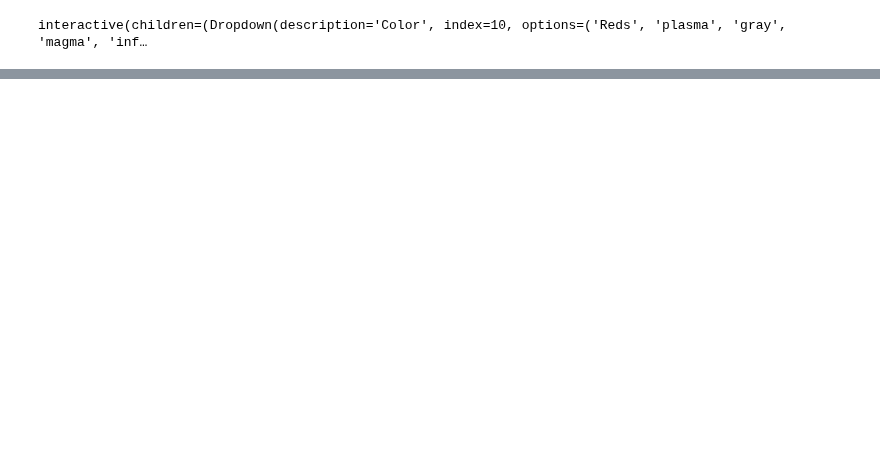
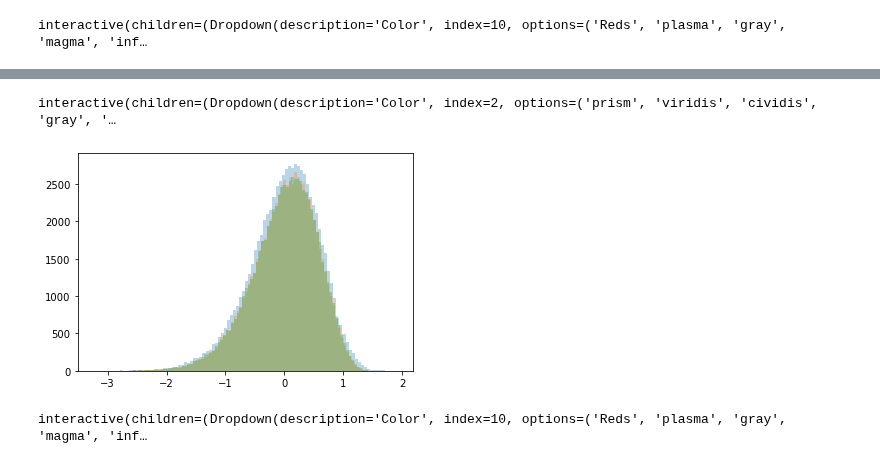
Before and after one commit to michaelrstadler/rpb1, a Jupyter notebook: bin/notebooks/20220420-microscope-blackbox.ipynb, the cells around one changed output, grey strips where cells are left out. Drawn from its saved outputs; the diff is of its cells as text; code cells hidden in the pictures; blank space fills up the shorter version.

```diff
--- a/bin/notebooks/20220420-microscope-blackbox.ipynb
+++ b/bin/notebooks/20220420-microscope-blackbox.ipynb
@@ -284,0 +318,15 @@ _________________________________________________________________
+# %%
+model1 = tf.keras.models.load_model('/Users/michaelstadler/Bioinformatics/Projects/rpb1/results/trained_models/blackbox')
+model2 = tf.keras.models.load_model('/Users/michaelstadler/Bioinformatics/Projects/rpb1/results/trained_models/blackbox2')
+
+def conv_model(im, model):
+    x = np.expand_dims(im, axis=-1)
+    x = np.expand_dims(x, axis=0)
+    m = model(x).numpy()
+    return m[0]
+
+conv_model1 = lambda x: conv_model(x, model1)
+conv_model2 = lambda x: conv_model(x, model2)
+
+def test(x):
+    return x
@@ -284,0 +336,42 @@ _________________________________________________________________
+# %%
+def get_diff(simfile, conv_func):
+    def norm(x, mask):
+        vals = x[mask]
+        return x / np.mean(vals)
+        return (x - np.min(vals)) / (np.max(vals) - np.min(vals))
+
+    def get_real(simfile):
+        f = simfile.split('/')[-1]
+        return os.path.join('/Users/michaelstadler/Bioinformatics/Projects/rpb1/data/blackbox/reals/', f[4:])
+
+    sim = fm.load_pickle(simfile)
+    real = fm.load_pickle(get_real(simfile))
+
+    mask = ndi.morphology.binary_erosion(np.where(real > 0, 1, 0), structure=np.ones((1,7,7)))
+    real = norm(real, mask)
+
+    cv = norm(conv_func(sim), mask)
+    res = cv - real
+    res = res[mask > 0]
+    realpix = real[mask > 0]
+    return cv, real, mask
+# %%
+res0 = get_diff('/Users/michaelstadler/Bioinformatics/Projects/rpb1/data/blackbox/sims/gPD_zld-cterm_20220321-zld-cterm-gfp-em1-01_5_5.pkl', conv_psf)
+res1 = get_diff('/Users/michaelstadler/Bioinformatics/Projects/rpb1/data/blackbox/sims/gPD_zld-cterm_20220321-zld-cterm-gfp-em1-01_5_5.pkl', conv_model1)
+res2 = get_diff('/Users/michaelstadler/Bioinformatics/Projects/rpb1/data/blackbox/sims/gPD_zld-cterm_20220321-zld-cterm-gfp-em1-01_5_5.pkl', conv_model2)
+# %%
+im0 = (res0[1] - res0[0]) * 1000
+im1 = (res1[1] - res1[0]) * 1000
+im2 = (res2[1] - res2[0]) * 1000
+g = np.random.normal(np.mean(im0), 300, size=(34,100,100)) * 2
+g = np.where(res0[2], g, 0)
+
+fm.viewer([im0, im1, im2, g], 5)
+# %% [output]
+interactive(children=(Dropdown(description='Color', index=2, options=('prism', 'viridis', 'cividis', 'gray', '…
+# %%
+plt.hist(res0[1], bins=100, alpha=0.3);
+plt.hist(res1[1], bins=100, alpha=0.3);
+plt.hist(res2[1], bins=100, alpha=0.3);
+# %% [output]
+[figure, added]
@@ -284,0 +384,4 @@ _________________________________________________________________
+# %%
+fm.viewer([cv1 * 1000, cv2 * 1000, cv0 * 1000, real / 30], 5)
+# %% [output]
+interactive(children=(Dropdown(description='Color', index=10, options=('Reds', 'plasma', 'gray', 'magma', 'inf…
```
Also changed, not shown: parts of 22 cells of this notebook, 1 other file.
